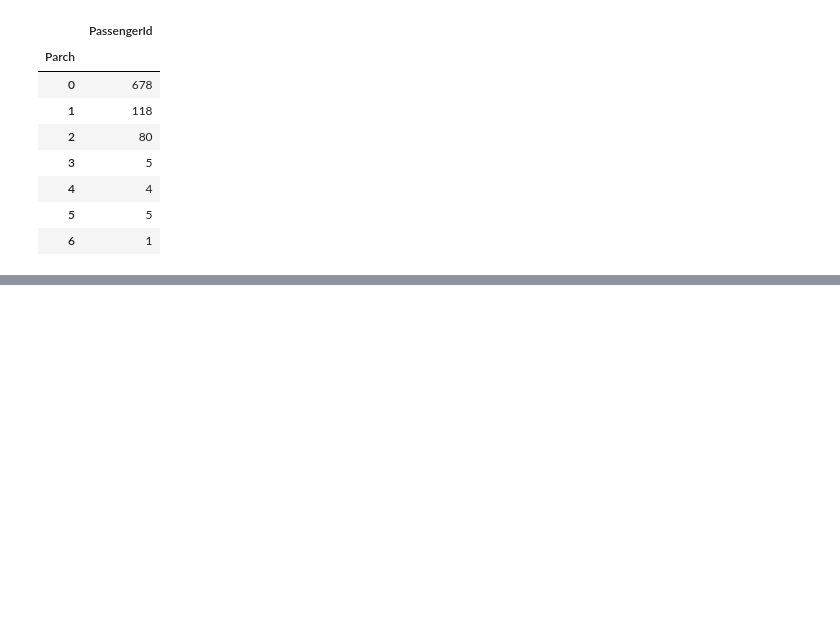
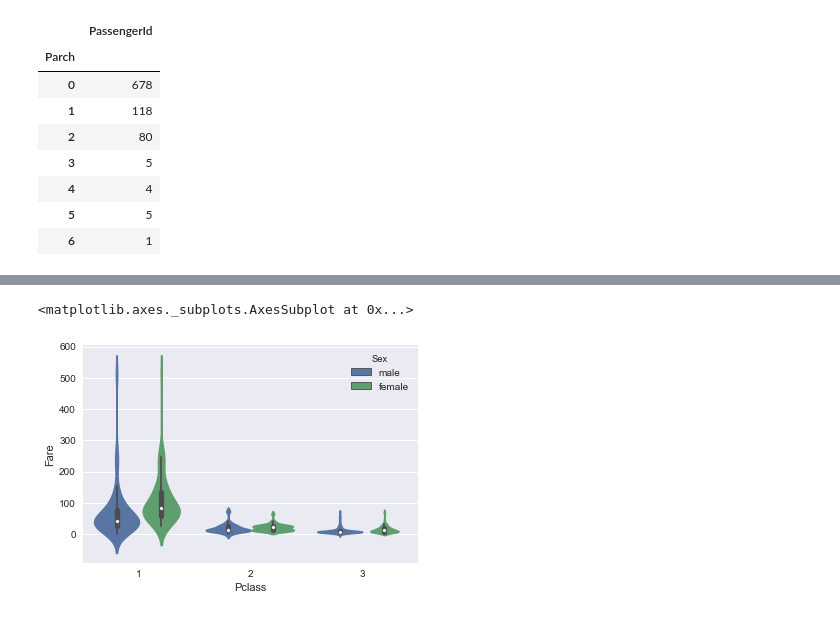
Before and after one commit to albertoseabra/BTS_DataScienceFoundations, a Jupyter notebook: Session_2/Titanic.ipynb, the cells around one changed output, grey strips where cells are left out. Cells and saved outputs as stored; diff of their text form; code cells hidden in the pictures; blank space fills up the shorter version.

```diff
--- a/Session_2/Titanic.ipynb
+++ b/Session_2/Titanic.ipynb
@@ -1,6 +1,9 @@
 # %%
 import pandas as pd
 import matplotlib.pyplot as plt
+import seaborn as sns
+plt.style.use('fivethirtyeight')
+
 %matplotlib inline
 # %%
 df = pd.read_csv('C:\BTS_Master\BTS_DataScienceFoundations/Session_2/2_titanic_dataset.csv')
@@ -227,0 +234,5 @@ df[['Parch', 'PassengerId']].groupby('Parch').count()
+# %%
+sns.violinplot(data=df, y='Fare', x='Pclass', hue='Sex')
+# %% [output]
+<matplotlib.axes._subplots.AxesSubplot at 0x...>
+[figure, added]
```
Also changed, not shown: parts of 8 cells of this notebook, 1 other file.
